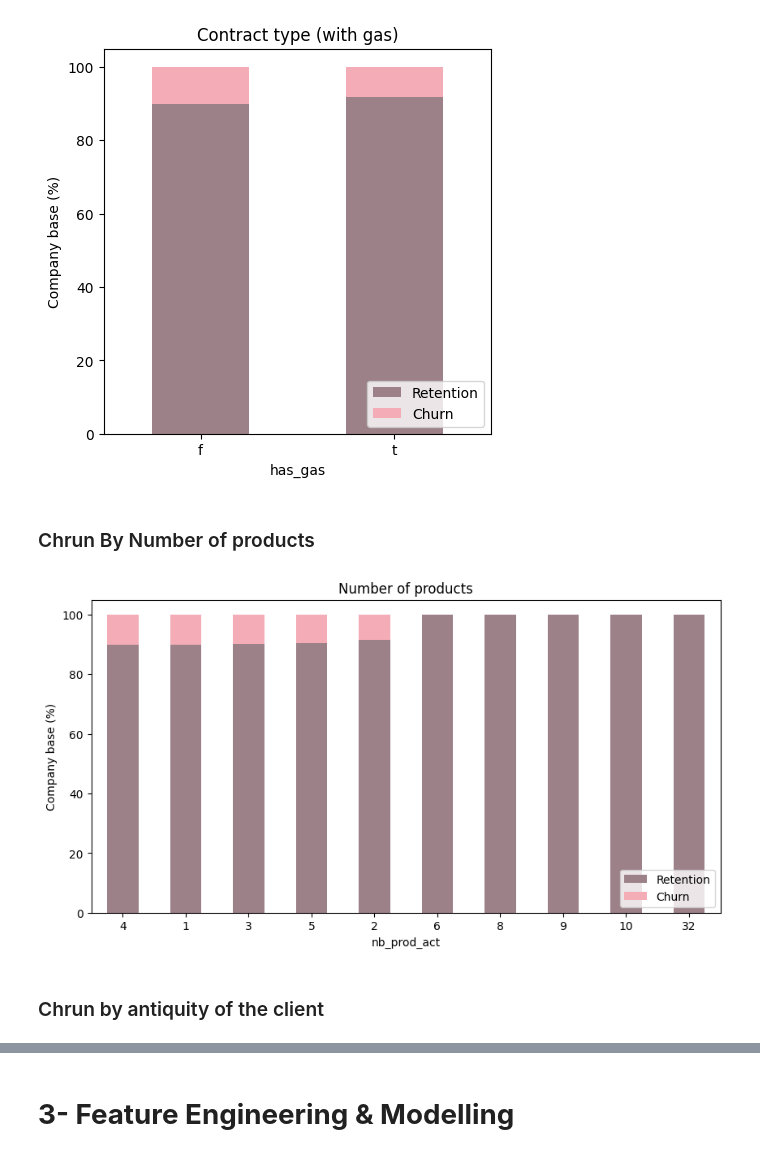
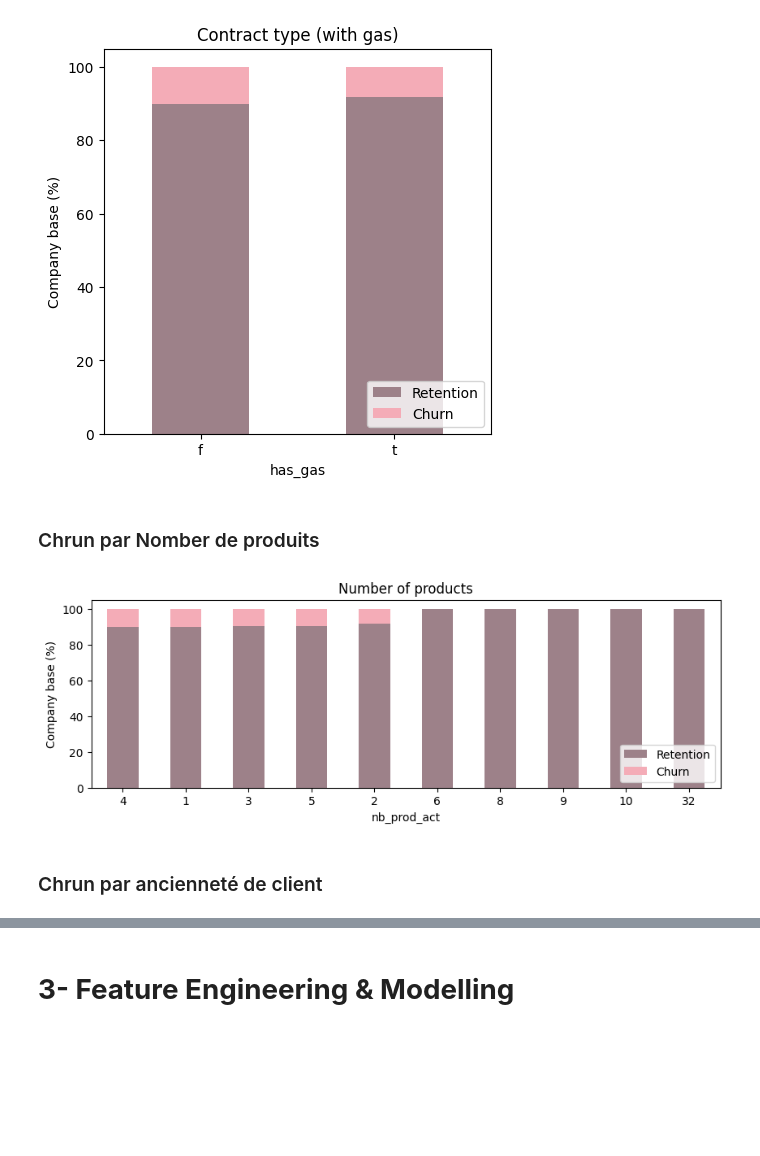
Before and after one commit to LittlePandaCode/Costumer_Chrun, a Jupyter notebook: BCGX_datascience.ipynb, the cells around one changed output, grey strips where cells are left out. Saved outputs shown, nothing was run; the diff lists cells and outputs as text; code cells hidden in the pictures; blank space fills up the shorter version.

```diff
--- a/BCGX_datascience.ipynb
+++ b/BCGX_datascience.ipynb
@@ -112,9 +112,7 @@ memory usage: 2.9+ MB
 # distribution of columns
 colors=['#9d8189','#f4acb7']
 def plot_stacked_bars(dataframe, title_, size_=(15, 9), rot_=0, legend_="upper right"):
-    """
-    Plot stacked bars with annotations
-    """
+
     ax = dataframe.plot(
         kind="bar",
         stacked=True,
@@ -123,15 +121,9 @@ def plot_stacked_bars(dataframe, title_, size_=(15, 9), rot_=0, legend_="upper r
         title=title_
         ,color=colors
     )
+
     # Rename legend
     plt.legend(["Retention", "Churn"], loc=legend_)
     # Labels
     plt.ylabel("Company base (%)")
     plt.show()
-
-
-churn = ds_client[['id', 'churn']]
-churn.columns = ['Companies', 'churn']
-churn_total = churn.groupby(churn['churn']).count()
-churn_percentage = churn_total / churn_total.sum() * 100
-plot_stacked_bars(churn_percentage.transpose(), "Churning status", (5, 5), legend_="lower right")
@@ -179,17 +174,17 @@ contract_percentage = (contract.div(contract.sum(axis=1), axis=0) * 100).sort_va
 plot_stacked_bars(contract_percentage, 'Contract type (with gas)',(5, 5), legend_="lower right")
 # %% [output]
 [figure]
-# %% [markdown]
-### Chrun By Number of products
+# %% [markdown]
+### Chrun par Nomber de produits
 # %%
 products = ds_client.groupby([ds_client["nb_prod_act"],ds_client["churn"]])["id"].count().unstack(level=1)
 products_percentage = (products.div(products.sum(axis=1), axis=0)*100).sort_values(by=[1], ascending=False)
 # %%
-plot_stacked_bars(products_percentage, "Number of products",(10,5), legend_='lower right')
+plot_stacked_bars(products_percentage, "Number of products",(10,3), legend_='lower right')
 # %% [output]
-[figure, old version]
+[figure, new version]
 # %% [markdown]
-### Chrun by antiquity of the client
+### Chrun par ancienneté  de client
 # %%
 years_antig = ds_client.groupby([ds_client["num_years_antig"],ds_client["churn"]])["id"].count().unstack(level=1)
 years_antig_percentage = (years_antig.div(years_antig.sum(axis=1), axis=0)*100)
```
Also changed, not shown: parts of 62 cells of this notebook.
